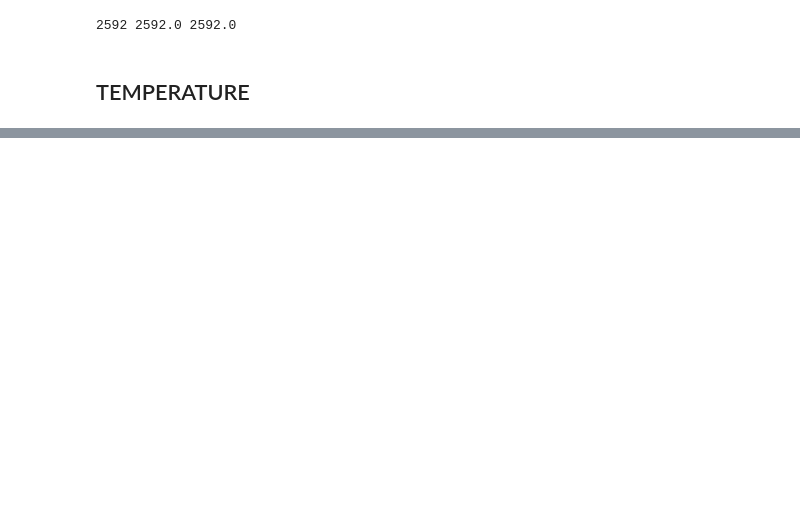
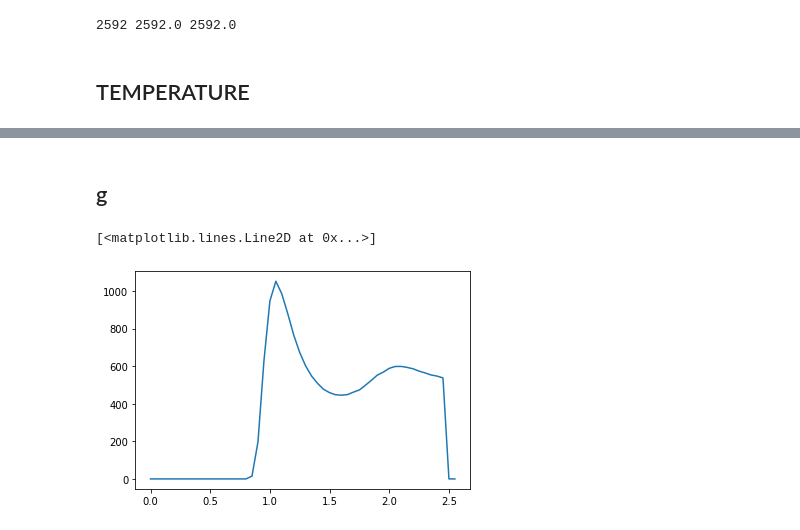
Before and after one commit to larstors/MCP, a Jupyter notebook: proj3/plot.ipynb, the cells around one changed output, grey strips where cells are left out. Drawn from its saved outputs; the diff is of its cells as text; code cells hidden in the pictures; blank space fills up the shorter version.

```diff
--- a/proj3/plot.ipynb
+++ b/proj3/plot.ipynb
@@ -208,0 +128,11 @@ plt.savefig("velocity_distribution.pdf", dpi=150, bbox_inches="tight")
+# %% [markdown]
+## g
+# %%
+hi = np.genfromtxt("histogram.txt")
+
+dx = np.arange(0, 2.5+0.1, 0.05)
+
+plt.plot(dx, hi)
+# %% [output]
+[<matplotlib.lines.Line2D at 0x...>]
+[figure, added]
```
Also changed, not shown: parts of 4 cells of this notebook, 13 other files.
